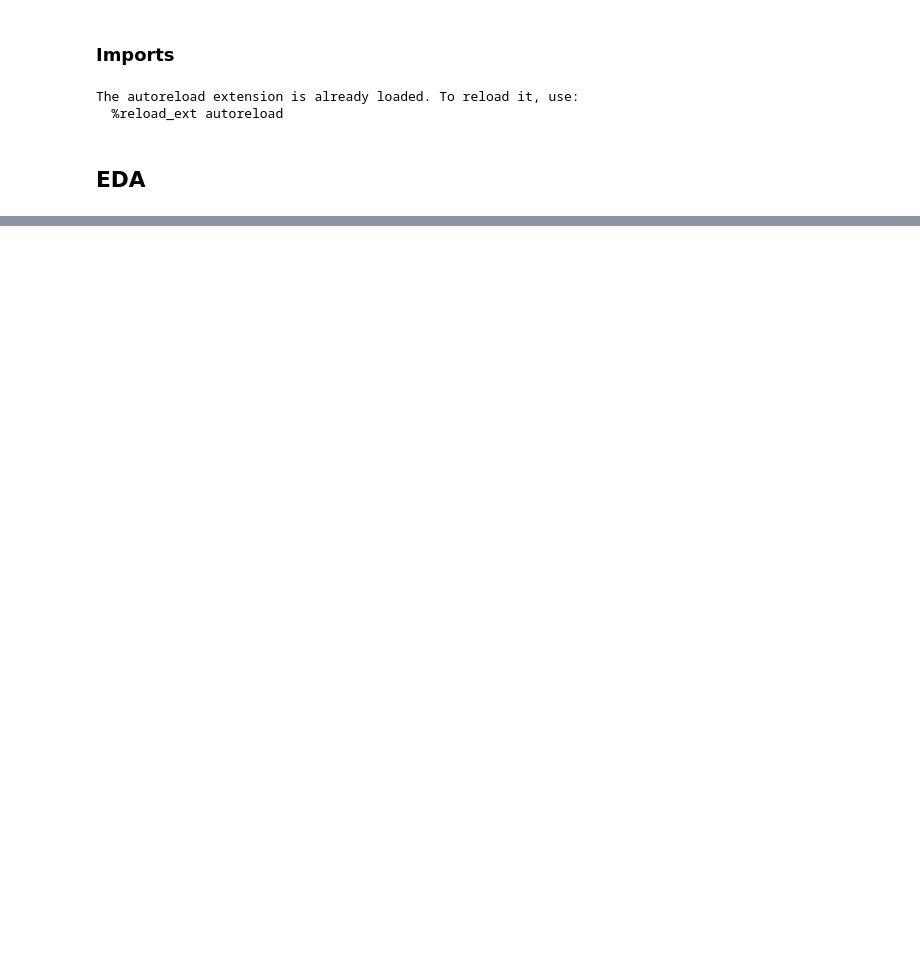
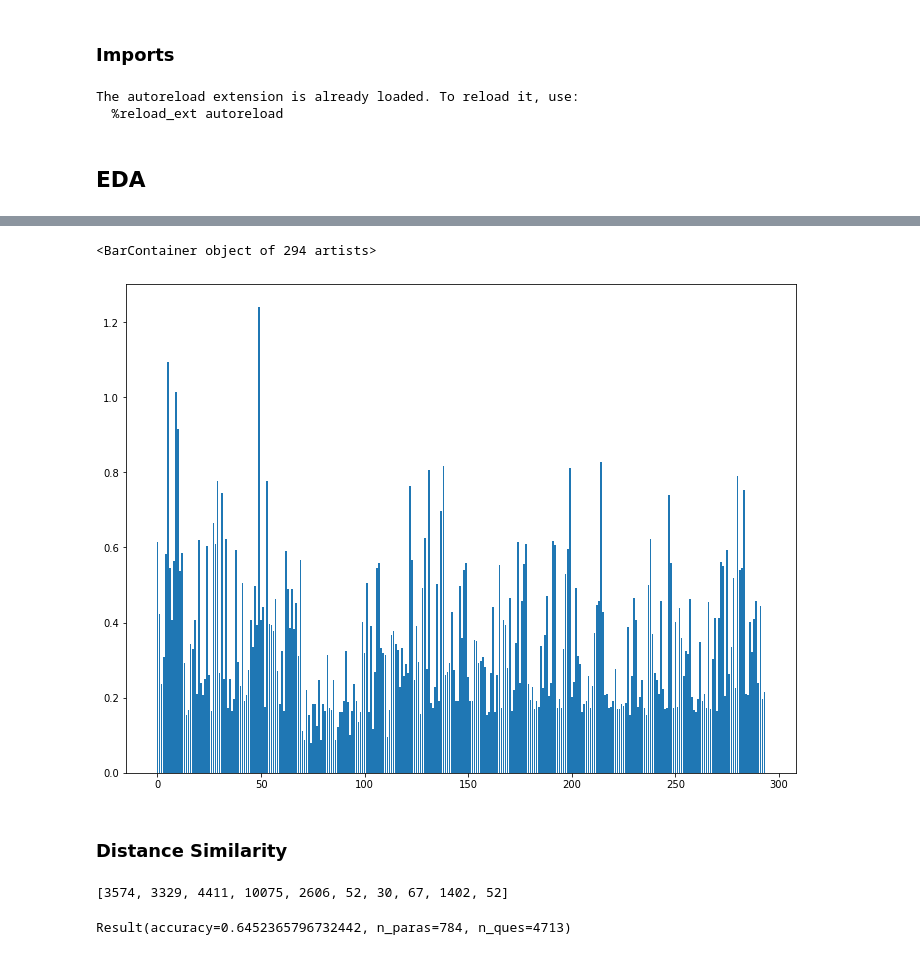
Before and after one commit to ShivnarenSrinivasan/autoreply, a Jupyter notebook: modeling/eda.ipynb, the cells around one changed output, grey strips where cells are left out. Saved outputs shown, nothing was run; the diff lists cells and outputs as text; code cells hidden in the pictures; blank space fills up the shorter version.

```diff
--- a/modeling/eda.ipynb
+++ b/modeling/eda.ipynb
@@ -108,0 +442,3 @@ db.answer.head()
+# %%
+test = dbs.ques_ans
+test_X = vec.transform(test['question'])
@@ -108,0 +522,4 @@ db.answer.head()
+# %%
+nb_clf = naive_bayes.MultinomialNB()
+# %%
+nb_clf.fit(train_X, train.title_id)
@@ -108,0 +629,10 @@ db.answer.head()
+# %%
+proba = nb_clf.predict_proba(test_X[10000])
+# %%
+plt.figure(figsize=(12, 9))
+plt.bar(np.arange(len(proba.ravel())), proba.ravel() * 100)
+# %% [output]
+<BarContainer object of 294 artists>
+[figure, added]
+# %% [markdown]
+### Distance Similarity
@@ -108,0 +641,8 @@ db.answer.head()
+# %%
+res
+# %% [output]
+[3574, 3329, 4411, 10075, 2606, 52, 30, 67, 1402, 52]
+# %%
+res
+# %% [output]
+Result(accuracy=0.6452365796732442, n_paras=784, n_ques=4713)
```
Also changed, not shown: parts of 136 cells of this notebook, 6 other files.
